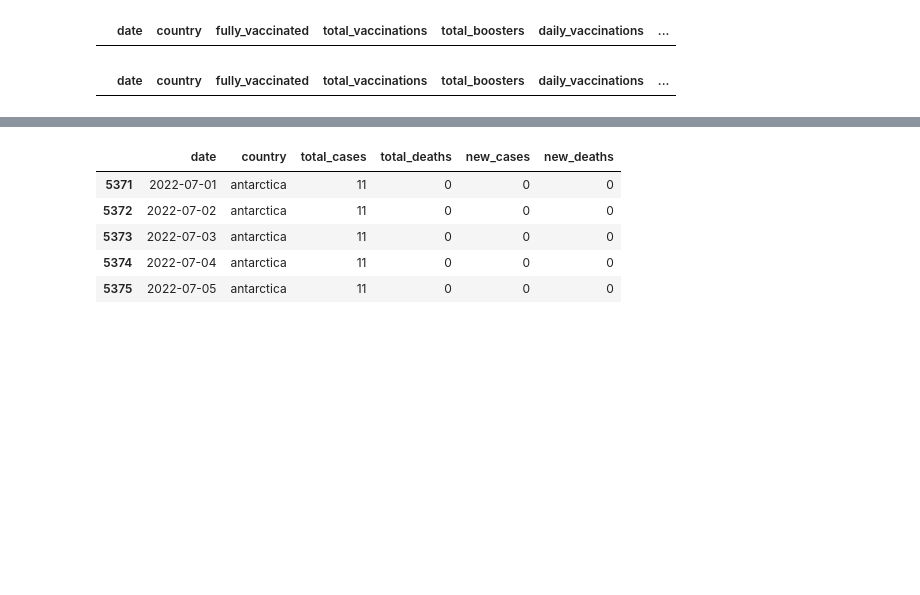
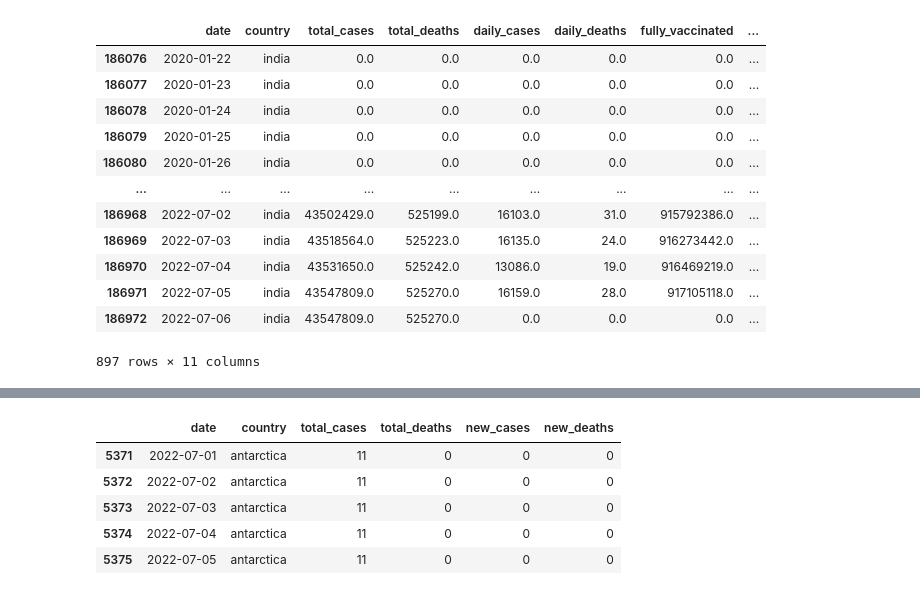
Before and after one commit to Akashkunwar/dscodes, a Jupyter notebook: cases_vaccination.ipynb, the cells around one changed output, grey strips where cells are left out. Cells and saved outputs as stored; diff of their text form; code cells hidden in the pictures; blank space fills up the shorter version.

```diff
--- a/cases_vaccination.ipynb
+++ b/cases_vaccination.ipynb
@@ -219,0 +259,41 @@ inter : 194
+# %%
+vaccine_df = vaccine_df[vaccine_df.country != 'africa']
+vaccine_df = vaccine_df[vaccine_df.country != 'asia']
+vaccine_df = vaccine_df[vaccine_df.country != 'europe']
+vaccine_df = vaccine_df[vaccine_df.country != 'european union']
+vaccine_df = vaccine_df[vaccine_df.country != 'high income']
+vaccine_df = vaccine_df[vaccine_df.country != 'low income']
+vaccine_df = vaccine_df[vaccine_df.country != 'lower middle income']
+vaccine_df = vaccine_df[vaccine_df.country != 'north america']
+vaccine_df = vaccine_df[vaccine_df.country != 'south america']
+vaccine_df = vaccine_df[vaccine_df.country != 'upper middle income']
+vaccine_df = vaccine_df[vaccine_df.country != 'world']
+
+vaccine_df.country = vaccine_df.country.replace(['macao','nauru','tokelau','sint maarten (dutch part)','faeroe islands'],
+                                            ['china','oceania','new zealand','netherlands','denmark'])
+
+
+vaccine_df.country = vaccine_df.country.replace(['wales','england','scotland',
+                                                 'northern ireland'],
+                                                'united kingdom')
+
+vaccine_df.country = vaccine_df.country.replace(['pitcairn','saint helena'
+                                                 'anguilla','bermuda',
+                                                 'british virgin islands',
+                                                 'cayman islands',
+                                                 'saint helena',
+                                                 'isle of man', 'montserrat',
+                                                 'turks and caicos islands'],
+                                                'british overseas')
+
+vaccine_df.country = vaccine_df.country.replace(['french polynesia',
+                                                 'new caledonia',
+                                                 'wallis and futuna',
+                                                 'sint maarten',
+                                                 'saint pierre and miquelon',
+                                                 'saint barthelemy',
+                                                 'martinique', 'mayotte',
+                                                 'french guiana', 'guadeloupe',
+                                                 'reunion', 'st martin',
+                                                 'new caledonia'],
+                                                'france overseas')
@@ -350,8 +318,0 @@ vaccine_df
-# %%
-vaccine_df[vaccine_df.country=='africa'].tail()
-# %% [output]
-|  | date | country | fully_vaccinated | total_vaccinations | total_boosters | daily_vaccinations | ... |
-# %%
-vaccine_df[vaccine_df.country=='winter olympics 2022'].tail()
-# %% [output]
-|  | date | country | fully_vaccinated | total_vaccinations | total_boosters | daily_vaccinations | ... |
@@ -368,3 +319,19 @@ matplotlib.rcParams['figure.facecolor'] = '#00000000'
+# %%
+df[df.country=='india']
+# %% [output]
+|  | date | country | total_cases | total_deaths | daily_cases | daily_deaths | fully_vaccinated | ... |
+| 186076 | 2020-01-22 | india | 0.0 | 0.0 | 0.0 | 0.0 | 0.0 | ... |
+| 186077 | 2020-01-23 | india | 0.0 | 0.0 | 0.0 | 0.0 | 0.0 | ... |
+| 186078 | 2020-01-24 | india | 0.0 | 0.0 | 0.0 | 0.0 | 0.0 | ... |
+| 186079 | 2020-01-25 | india | 0.0 | 0.0 | 0.0 | 0.0 | 0.0 | ... |
+| 186080 | 2020-01-26 | india | 0.0 | 0.0 | 0.0 | 0.0 | 0.0 | ... |
+| ... | ... | ... | ... | ... | ... | ... | ... | ... |
+| 186968 | 2022-07-02 | india | 43502429.0 | 525199.0 | 16103.0 | 31.0 | 915792386.0 | ... |
+| 186969 | 2022-07-03 | india | 43518564.0 | 525223.0 | 16135.0 | 24.0 | 916273442.0 | ... |
+| 186970 | 2022-07-04 | india | 43531650.0 | 525242.0 | 13086.0 | 19.0 | 916469219.0 | ... |
+| 186971 | 2022-07-05 | india | 43547809.0 | 525270.0 | 16159.0 | 28.0 | 917105118.0 | ... |
+| 186972 | 2022-07-06 | india | 43547809.0 | 525270.0 | 0.0 | 0.0 | 0.0 | ... |
+897 rows × 11 columns
 # %%
 cnt = 'france'
 plt.figure(figsize=(12,6))
```
Also changed, not shown: parts of 20 cells of this notebook.
